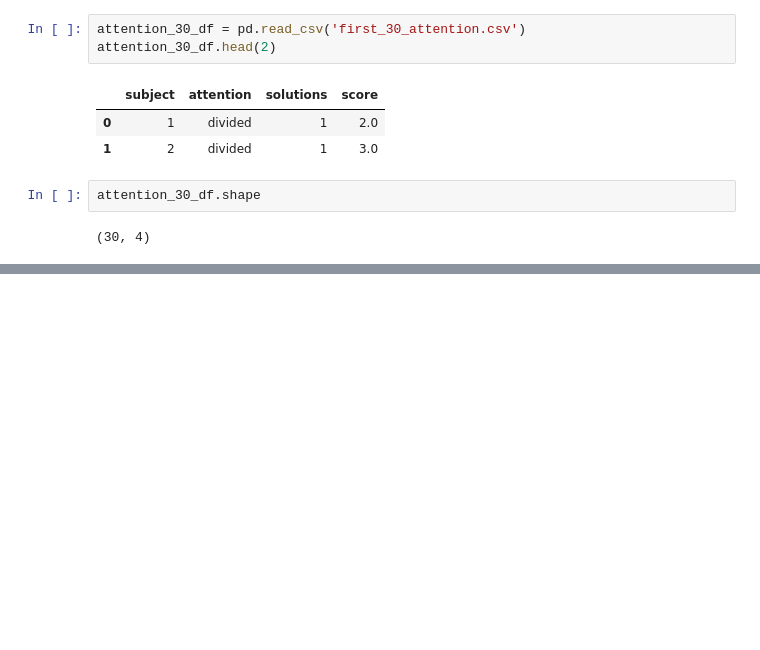
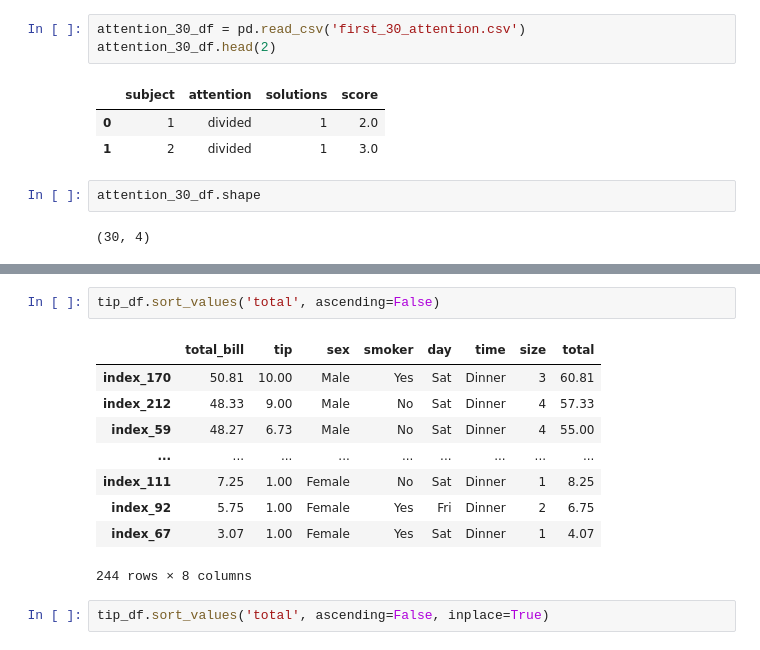
Before and after one commit to datacuriosity/MCI_Python_28S_Level_1, a Jupyter notebook: Lectures/live_lecture_06.ipynb, the cells around one changed output, grey strips where cells are left out. Cells and saved outputs as stored; diff of their text form; blank space fills up the shorter version.

```diff
--- a/Lectures/live_lecture_06.ipynb
+++ b/Lectures/live_lecture_06.ipynb
@@ -298,0 +423,14 @@ attention_30_df.shape
+# %%
+tip_df.sort_values('total', ascending=False)
+# %% [output]
+|  | total_bill | tip | sex | smoker | day | time | size | total |
+| index_170 | 50.81 | 10.00 | Male | Yes | Sat | Dinner | 3 | 60.81 |
+| index_212 | 48.33 | 9.00 | Male | No | Sat | Dinner | 4 | 57.33 |
+| index_59 | 48.27 | 6.73 | Male | No | Sat | Dinner | 4 | 55.00 |
+| ... | ... | ... | ... | ... | ... | ... | ... | ... |
+| index_111 | 7.25 | 1.00 | Female | No | Sat | Dinner | 1 | 8.25 |
+| index_92 | 5.75 | 1.00 | Female | Yes | Fri | Dinner | 2 | 6.75 |
+| index_67 | 3.07 | 1.00 | Female | Yes | Sat | Dinner | 1 | 4.07 |
+244 rows × 8 columns
+# %%
+tip_df.sort_values('total', ascending=False, inplace=True)
```
Also changed, not shown: parts of 33 cells of this notebook.
